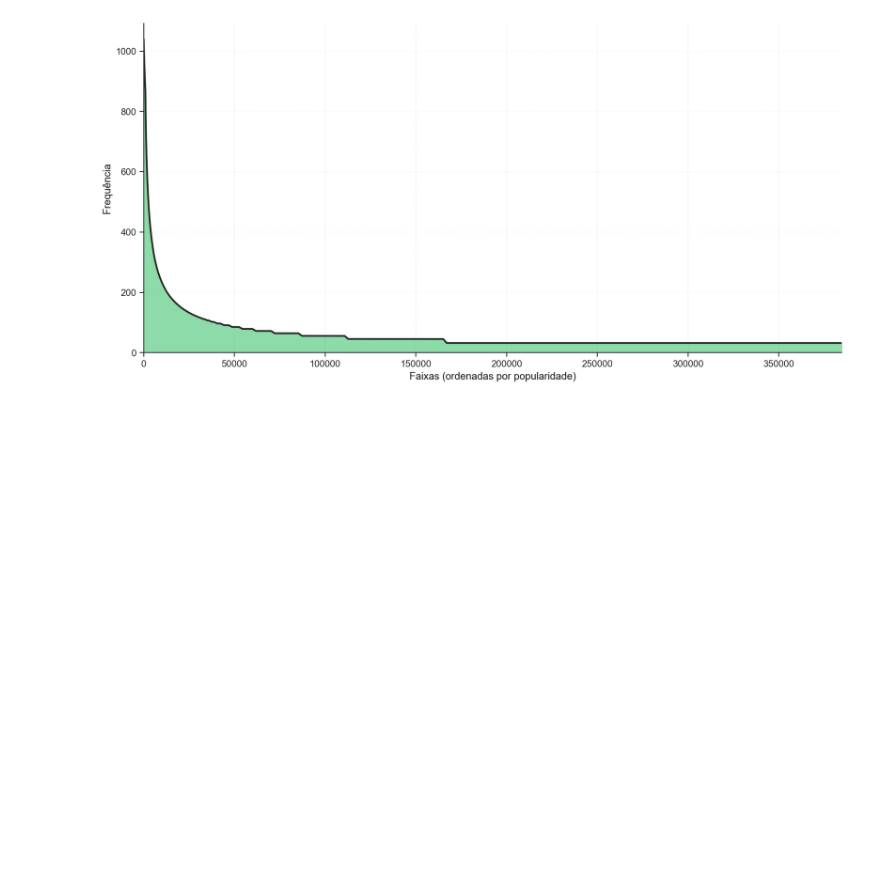
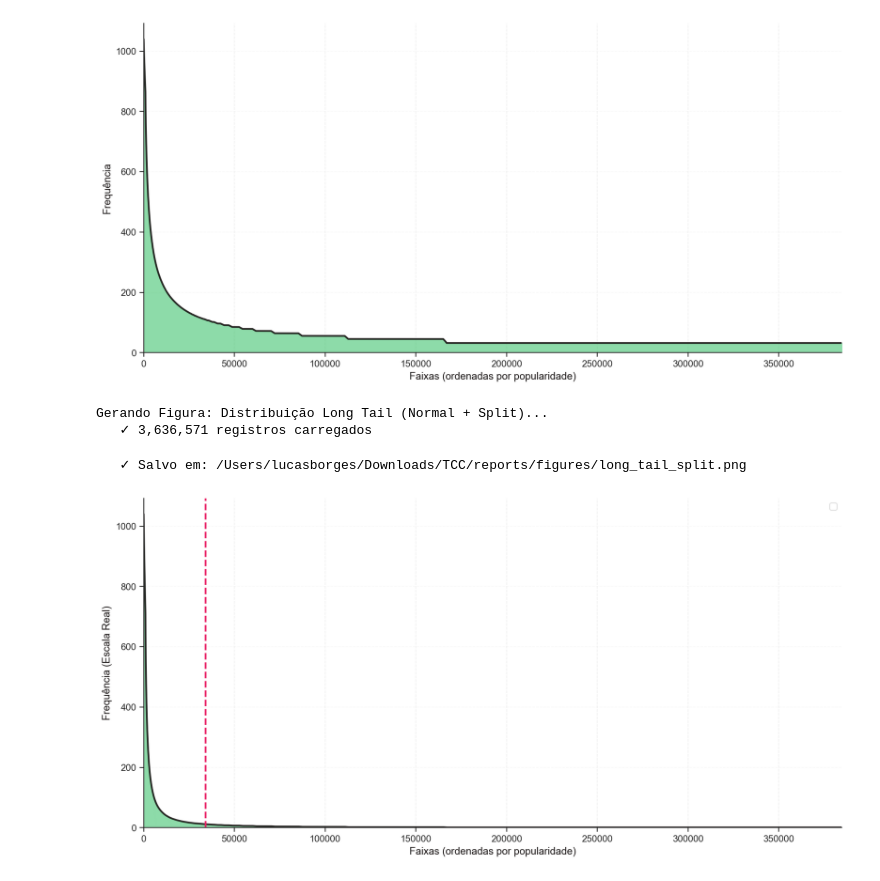
Before and after one commit to lucasborgs/music-recsys-gnn, a Jupyter notebook: codes/S2_transform_load.ipynb, the cells around one changed output. Saved outputs shown, nothing was run; the diff lists cells and outputs as text; code cells hidden in the pictures; blank space fills up the shorter version.

```diff
--- a/codes/S2_transform_load.ipynb
+++ b/codes/S2_transform_load.ipynb
@@ -1131,3 +1131,83 @@ Gerando Figura: Distribuição Long Tail...
    ✓ 3,636,571 registros carregados
    ✓ Salvo em: /Users/lucasborges/Downloads/TCC/reports/figures/long_tail_boosted.png
 [figure]
+# %%
+tracks_path = P['interim'] / "df_tracks_complete_v5.parquet"
+df = pd.read_parquet(tracks_path)
+# %%
+def plot_long_tail_with_split(save_name="long_tail_split.png"):
+    """
+    Gera visualização da distribuição Long Tail das músicas em escala normal,
+    indicando a separação entre Hits e Cauda Longa.
+    """
+    print("Gerando Figura: Distribuição Long Tail (Normal + Split)...")
+
+    # Carregar dados
+    tracks_path = P['interim'] / "df_tracks_complete_v5.parquet"
+    if not tracks_path.exists():
+        print(f"   ⚠️ Arquivo não encontrado: {tracks_path}")
+        return
+
+    df = pd.read_parquet(tracks_path)
+    print(f"   ✓ {len(df):,} registros carregados")
+
+    # Contagem de frequência por música
+    counts = df['track_uri'].value_counts().values
+    x = np.arange(len(counts))
+
+    # Suavização (mantida para clareza visual, mas sem compressão de escala)
+    counts_smoothed = pd.Series(counts).rolling(
+        window=max(1, len(counts)//200),
+        min_periods=1,
+        center=True
+    ).mean().values
+
+    # --- CÁLCULO DO SPLIT (PARETO 80/20) ---
+    # Calcula onde acumulamos 80% do volume total de interações
+    total_volume = counts.sum()
+    cumsum_volume = np.cumsum(counts)
+    # Encontra o índice (rank) onde passamos de 80% do volume
+    split_idx = np.searchsorted(cumsum_volume, 0.80 * total_volume)
+
+    # Plot
+    plt.figure(figsize=(12, 6))
+
+    # Plot dos dados (Escala Normal)
+    plt.fill_between(x, counts_smoothed, color=C_PRIMARY, alpha=0.5)
+    plt.plot(x, counts_smoothed, color=C_NEUTRAL, linewidth=2, alpha=0.9)
+
+    # Linha Vertical Divisória
+    plt.axvline(x=split_idx, color='#E91E63', linestyle='--', linewidth=2)
+
+    # Anotações de texto para identificar as regiões
+    max_val = counts_smoothed.max()
+    # plt.text(split_idx, max_val * 0.5, '  HEAD (Hits)\n  (80% do consumo)',
+    #          color='#C96868', fontweight='bold', ha='right', va='center')
+    # plt.text(split_idx, max_val * 0.2, '  LONG TAIL\n  (20% do consumo)',
+    #          color=C_NEUTRAL, ha='left', va='center')
+
+    plt.xlabel('Faixas (ordenadas por popularidade)', color=C_NEUTRAL)
+    plt.ylabel('Frequência (Escala Real)', color=C_NEUTRAL)
+    # plt.title('Distribuição de Frequência: Hits vs Long Tail', color=C_NEUTRAL)
+
+    sns.despine()
+    plt.grid(axis='y', alpha=0.1, linestyle='--')
+    plt.xlim(0, len(counts))
+    plt.ylim(0, max_val * 1.05)
+    plt.legend(loc='upper right')
+    plt.tight_layout()
+
+    # Salvar
+    save_path = P['figures'] / save_name
+    save_path.parent.mkdir(parents=True, exist_ok=True)
+    plt.savefig(save_path, dpi=300, bbox_inches='tight', format='png')
+    print(f"   ✓ Salvo em: {save_path}")
+    plt.show()
+
+# Executar
+plot_long_tail_with_split()
+# %% [output]
+Gerando Figura: Distribuição Long Tail (Normal + Split)...
+   ✓ 3,636,571 registros carregados
+   ✓ Salvo em: /Users/lucasborges/Downloads/TCC/reports/figures/long_tail_split.png
+[figure, added]
```
Also changed, not shown: 15 other files.
